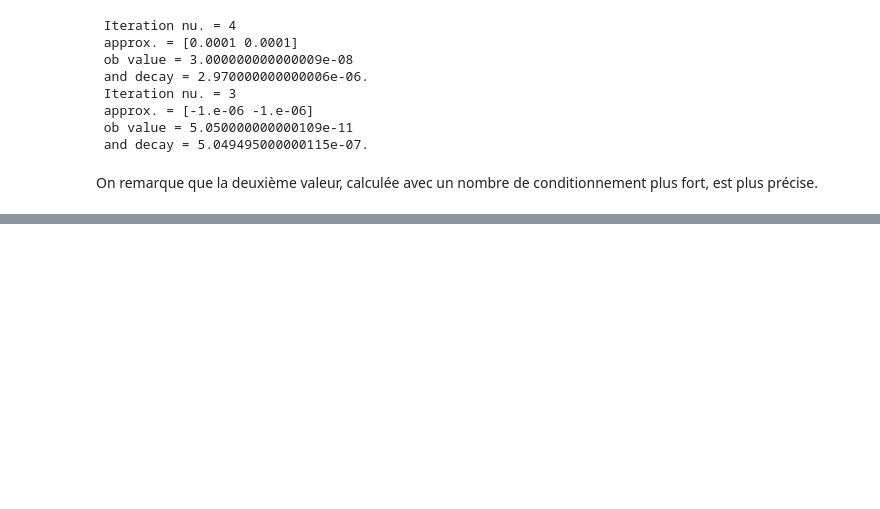
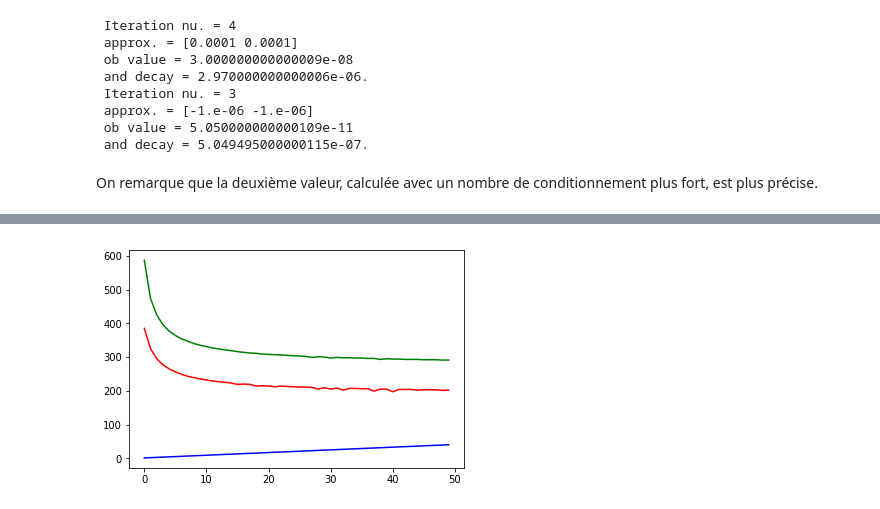
Before and after one commit to Garfounkel/Convex-Optimisation, a Jupyter notebook: ocvx_exam2_2019.ipynb, the cells around one changed output, grey strips where cells are left out. Cells and saved outputs as stored; diff of their text form; code cells hidden in the pictures; blank space fills up the shorter version.

```diff
--- a/ocvx_exam2_2019.ipynb
+++ b/ocvx_exam2_2019.ipynb
@@ -198,0 +203,40 @@ On remarque que la deuxième valeur, calculée avec un nombre de conditionnement
+# %%
+def eval_nb_iterations_l1_l2(step, set_size=60, max_value=50):
+
+    a_values = np.linspace(1, max_value, num=set_size)
+    iterations = np.zeros((set_size, 1))
+    iterations2 = np.zeros((set_size, 1))
+    conditioning = np.zeros((set_size, 1))
+
+    count = 0
+    for a in a_values:
+        m = np.array([[1, 0], [0, a]])
+        nb_cond1 = np.linalg.norm(m, 2) * np.linalg.norm(np.linalg.inv(m), 2)
+        conditioning[count, 0] = nb_cond1
+
+        obj = build_obj(a)
+        derivative_obj = build_derivative_obj(a)
+
+        start = np.array([[1], [1]], dtype=float)
+        P, n_iter = gradient_descent(start, obj, d_sgd,
+                                     rate=(lambda x, y: step),
+                                     decay_function=(lambda x, y: abs(x[0] - y[0])),
+                                     tolerance=0.0001, max_iter=1000,
+                                     plot_f=(lambda x, y: None))
+        P2, n_iter2 = gradient_descent(start, obj, d_sgd,
+                                     rate=(lambda x, y: step),
+                                     decay_function=(lambda x, y: np.sqrt(x[0]**2 - y[0]**2)),
+                                     tolerance=0.0001, max_iter=1000,
+                                     plot_f=(lambda x, y: None))
+        iterations[count, 0] = n_iter
+        iterations2[count, 0] = n_iter2
+        count+=1
+
+    # red = L1-norm
+    # green = L2-norm
+    plt.plot(iterations, 'r', conditioning, 'b', iterations2, 'g')
+    plt.show()
+# %%
+eval_nb_iterations_l1_l2(0.025, 50, 40)
+# %% [output]
+[figure, added]
```
Also changed, not shown: parts of 10 cells of this notebook.
